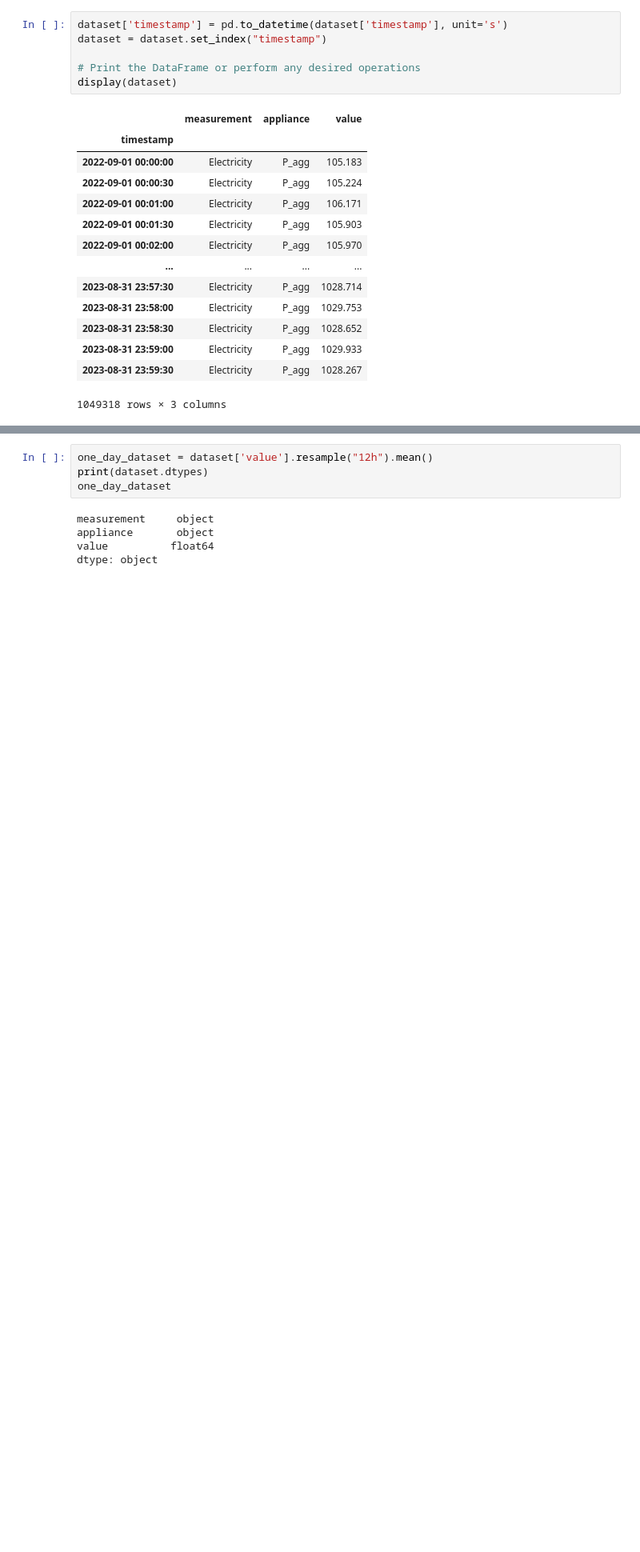
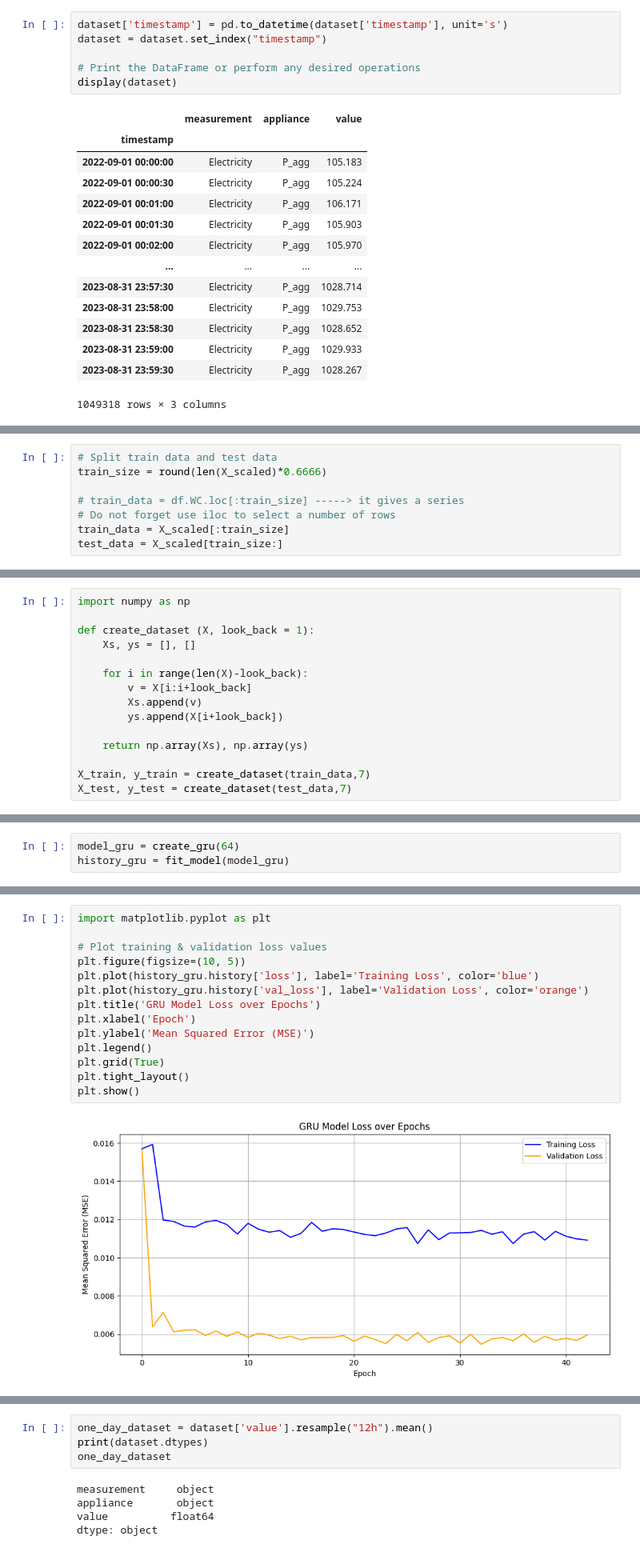
Before and after one commit to Ghada-Ataaoui/Energy-Consumption-Forecast, a Jupyter notebook: src/models/GRU_pred.ipynb, the cells around one changed output, grey strips where cells are left out. Shown at 80% size. Saved outputs shown, nothing was run; the diff lists cells and outputs as text; blank space fills up the shorter version.

```diff
--- a/src/models/GRU_pred.ipynb
+++ b/src/models/GRU_pred.ipynb
@@ -47,0 +218,8 @@ display(dataset)
+# %%
+# Split train data and test data
+train_size = round(len(X_scaled)*0.6666)
+
+# train_data = df.WC.loc[:train_size] -----> it gives a series
+# Do not forget use iloc to select a number of rows
+train_data = X_scaled[:train_size]
+test_data = X_scaled[train_size:]
@@ -47,0 +228,15 @@ display(dataset)
+# %%
+import numpy as np
+
+def create_dataset (X, look_back = 1):
+    Xs, ys = [], []
+
+    for i in range(len(X)-look_back):
+        v = X[i:i+look_back]
+        Xs.append(v)
+        ys.append(X[i+look_back])
+
+    return np.array(Xs), np.array(ys)
+
+X_train, y_train = create_dataset(train_data,7)
+X_test, y_test = create_dataset(test_data,7)
@@ -47,0 +289,3 @@ display(dataset)
+# %%
+model_gru = create_gru(64)
+history_gru = fit_model(model_gru)
@@ -47,0 +330,16 @@ display(dataset)
+# %%
+import matplotlib.pyplot as plt
+
+# Plot training & validation loss values
+plt.figure(figsize=(10, 5))
+plt.plot(history_gru.history['loss'], label='Training Loss', color='blue')
+plt.plot(history_gru.history['val_loss'], label='Validation Loss', color='orange')
+plt.title('GRU Model Loss over Epochs')
+plt.xlabel('Epoch')
+plt.ylabel('Mean Squared Error (MSE)')
+plt.legend()
+plt.grid(True)
+plt.tight_layout()
+plt.show()
+# %% [output]
+[figure, added]
```
Also changed, not shown: parts of 35 cells of this notebook.
